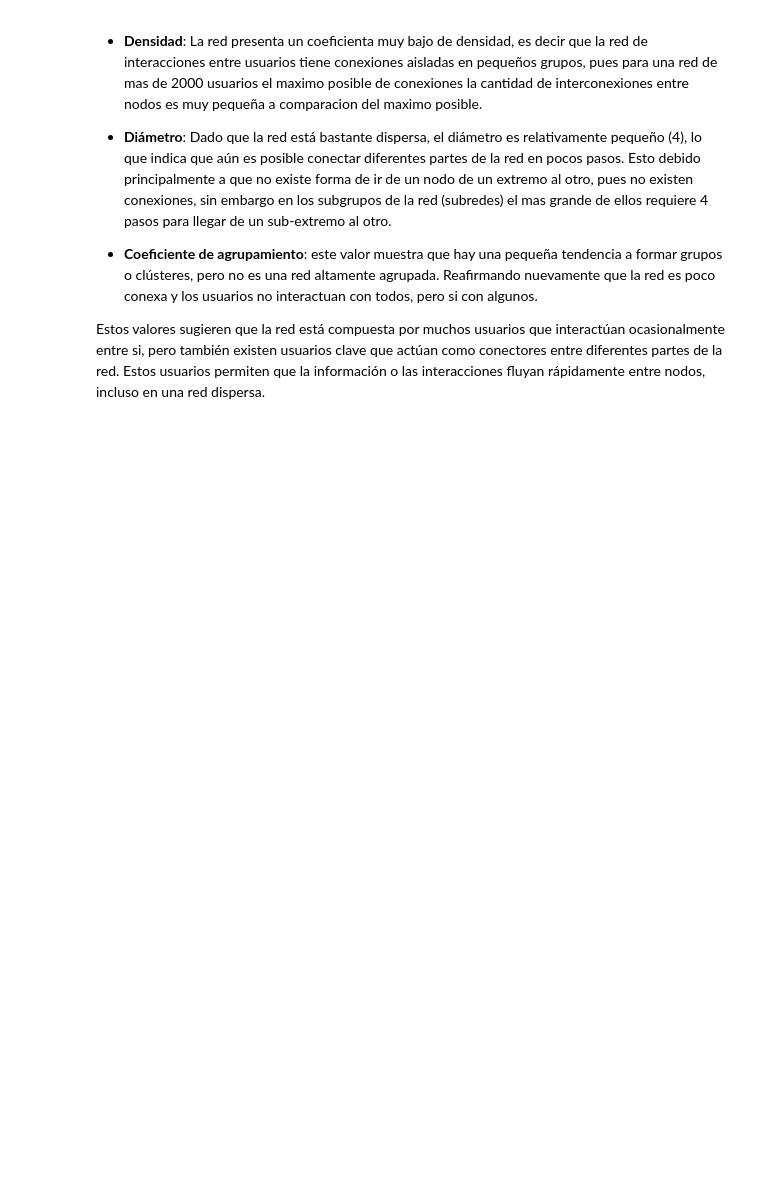
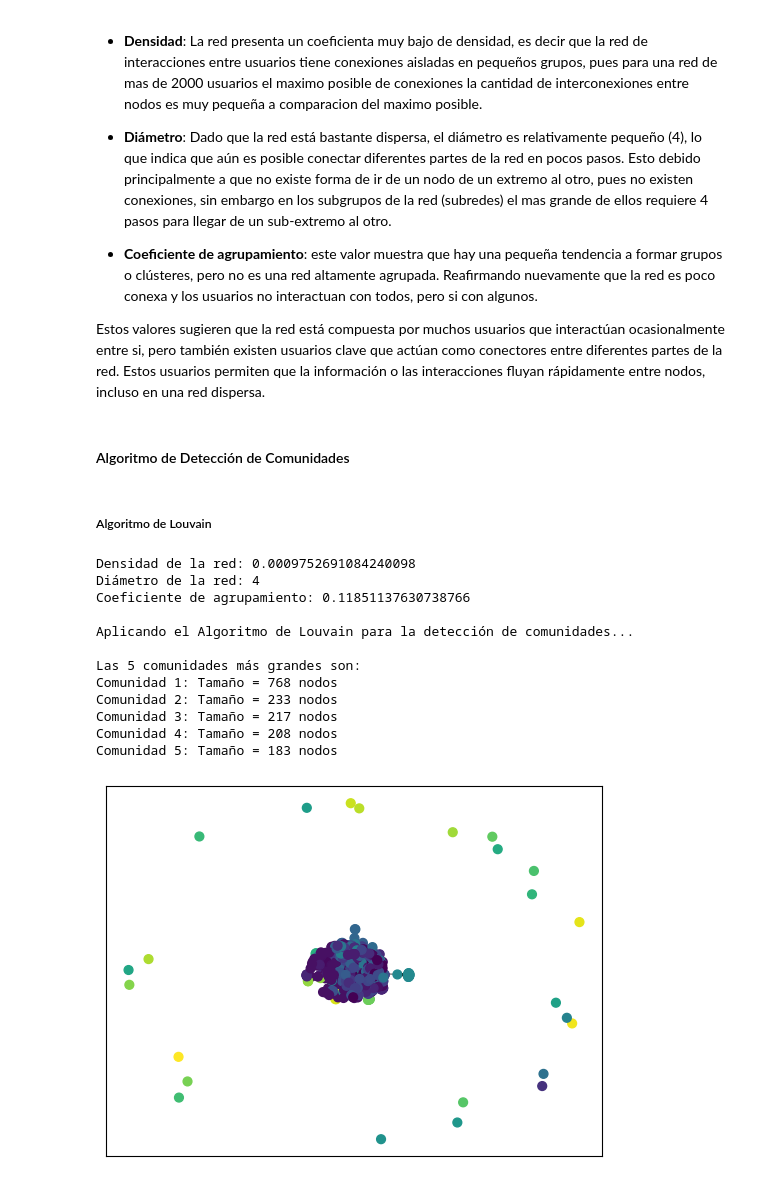
Before and after one commit to JPOrellana/Lab7-DataScience, a Jupyter notebook: Lab7.ipynb, the cells around one changed output. Saved outputs shown, nothing was run; the diff lists cells and outputs as text; code cells hidden in the pictures; blank space fills up the shorter version.

Commit message:
Identificación y análisis de comunidades

```diff
--- a/Lab7.ipynb
+++ b/Lab7.ipynb
@@ -1119,3 +1122,82 @@ Coeficiente de agrupamiento: 0.11851137630738766
 - **Coeficiente de agrupamiento**: este valor muestra que hay una pequeña tendencia a formar grupos o clústeres, pero no es una red altamente agrupada. Reafirmando nuevamente que la red es poco conexa y los usuarios no interactuan con todos, pero si con algunos.
 
 Estos valores sugieren que la red está compuesta por muchos usuarios que interactúan ocasionalmente entre si, pero también existen usuarios clave que actúan como conectores entre diferentes partes de la red. Estos usuarios permiten que la información o las interacciones fluyan rápidamente entre nodos, incluso en una red dispersa.
+# %% [markdown]
+#### Algoritmo de Detección de Comunidades
+# %% [markdown]
+##### Algoritmo de Louvain
+# %%
+# Paso 1: Calcular las métricas de la red
+densidad = nx.density(G)
+print(f"Densidad de la red: {densidad}")
+
+# Si la red es conexa, calcular el diámetro
+if nx.is_strongly_connected(G):
+    diametro = nx.diameter(G)
+else:
+    componentes = list(nx.strongly_connected_components(G))
+    diametro = max([nx.diameter(G.subgraph(c).copy()) for c in componentes])
+print(f"Diámetro de la red: {diametro}")
+
+coeficiente_agrupamiento = nx.average_clustering(G)
+print(f"Coeficiente de agrupamiento: {coeficiente_agrupamiento}")
+
+# Paso 2: Convertir el grafo dirigido a no dirigido
+G_no_dirigido = G.to_undirected()
+
+# Aplicar el Algoritmo de Louvain para la detección de comunidades en el grafo no dirigido
+print("\nAplicando el Algoritmo de Louvain para la detección de comunidades...")
+particion = community_louvain.best_partition(G_no_dirigido)
+
+# Caracterización de comunidades: contar nodos en cada comunidad
+comunidad_contador = Counter(particion.values())
+
+# Ordenar comunidades por tamaño (de mayor a menor)
+comunidades_ordenadas = comunidad_contador.most_common()
+
+# Mostrar las 5 comunidades más grandes
+print("\nLas 5 comunidades más grandes son:")
+for i, (comunidad, size) in enumerate(comunidades_ordenadas[:5]):
+    print(f"Comunidad {i+1}: Tamaño = {size} nodos")
+
+# Paso 3: Visualización de las comunidades en la red
+pos = nx.spring_layout(G_no_dirigido)  # Posiciones de los nodos para graficar
+cmap = plt.get_cmap('viridis')
+
+# Dibujar los nodos coloreados según la comunidad a la que pertenecen
+nx.draw_networkx_nodes(G_no_dirigido, pos, node_size=40, cmap=cmap, node_color=list(particion.values()))
+nx.draw_networkx_edges(G_no_dirigido, pos, alpha=0.5)
+plt.show()
+
+# Paso 4: Cálculo de la modularidad de la partición
+modularidad = community_louvain.modularity(particion, G_no_dirigido)
+print(f"\nModularidad de la partición: {modularidad}")
+
+# Paso 5: Asociación de usuarios con sus tweets en cada comunidad y caracterización de temas
+print("\nCaracterización de las 5 comunidades más grandes:")
+for i, (comunidad, size) in enumerate(comunidades_ordenadas[:5]):
+    print(f"\nComunidad {i+1} (ID: {comunidad}) - Tamaño: {size} nodos")
+
+    # Obtener los usuarios pertenecientes a esta comunidad
+    usuarios_comunidad = [nodo for nodo, com in particion.items() if com == comunidad]
+
+    # Filtrar los tweets correspondientes a los usuarios de esta comunidad
+    tweets_comunidad = traficogt_df[traficogt_df['usuario'].isin(usuarios_comunidad)]
+
+    # Mostrar algunos tweets o realizar análisis de los temas principales en esta comunidad
+    # print("Temas principales de conversación en esta comunidad:")
+    # print(tweets_comunidad['tweet_limpio'].value_counts().head(5))  # Usar 'tweet_limpio' para el análisis de texto preprocesado
+# %% [output]
+Densidad de la red: 0.0009752691084240098
+Diámetro de la red: 4
+Coeficiente de agrupamiento: 0.11851137630738766
+
+Aplicando el Algoritmo de Louvain para la detección de comunidades...
+
+Las 5 comunidades más grandes son:
+Comunidad 1: Tamaño = 768 nodos
+Comunidad 2: Tamaño = 233 nodos
+Comunidad 3: Tamaño = 217 nodos
+Comunidad 4: Tamaño = 208 nodos
+Comunidad 5: Tamaño = 183 nodos
+[figure, added]
```
Also changed, not shown: parts of 7 cells of this notebook, 2 other files.
